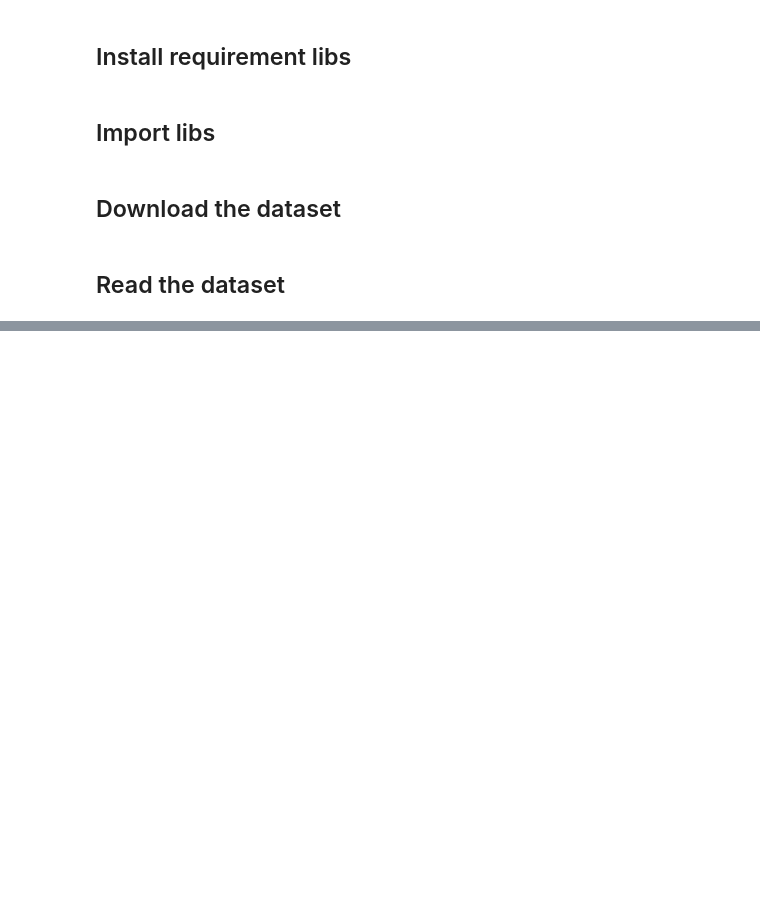
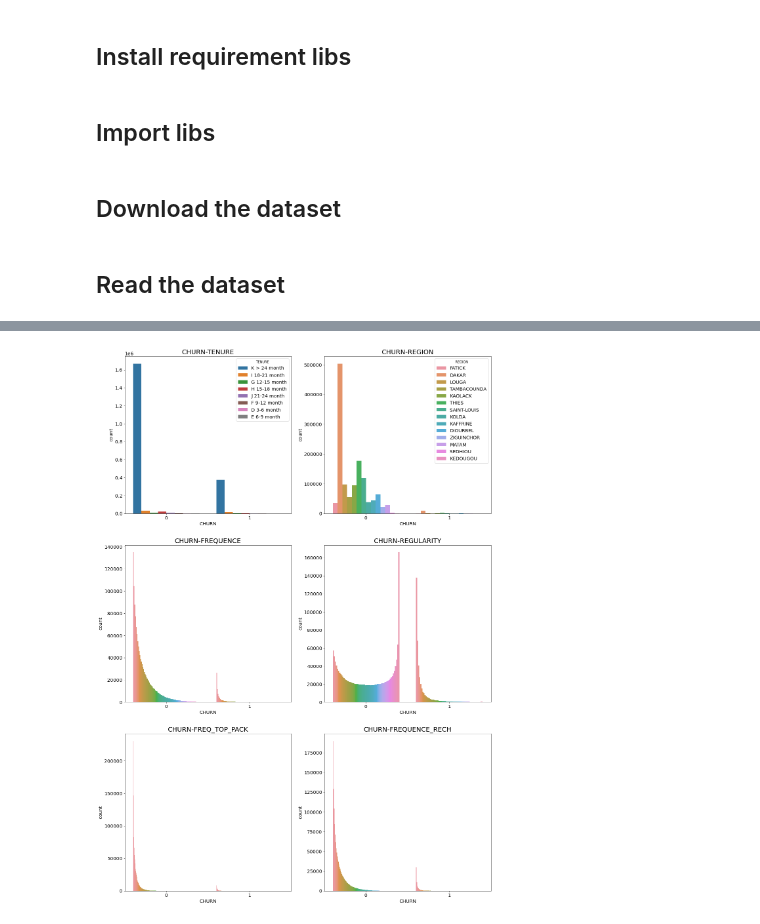
Before and after one commit to Ilyabasharov/Expresso-Churn-Prediction, a Jupyter notebook: notebooks/main.ipynb, the cells around one changed output, grey strips where cells are left out. Saved outputs shown, nothing was run; the diff lists cells and outputs as text; code cells hidden in the pictures; blank space fills up the shorter version.

```diff
--- a/notebooks/main.ipynb
+++ b/notebooks/main.ipynb
@@ -44,0 +196,32 @@ train_df.head()
+# %%
+fig, axs = plt.subplots(3, 2, figsize=(20, 30), )
+axs = axs.flatten()
+
+target = 'CHURN'
+dependenses = [
+    ('TENURE', True),
+    ('REGION', True),
+    ('FREQUENCE', False),
+    ('REGULARITY', False),
+    ('FREQ_TOP_PACK', False),
+    ('FREQUENCE_RECH', False),
+]
+
+for i, (hue, legend) in enumerate(dependenses):
+
+    sns.countplot(
+        x=target,
+        data=data['Train'],
+        hue=hue,
+        ax=axs[i],
+    )
+
+    axs[i].set_title(
+        label=f'{target}-{hue}',
+        fontsize=20,
+    )
+
+    if not legend:
+        axs[i].get_legend().remove()
+# %% [output]
+[figure, added]
```
Also changed, not shown: parts of 48 cells of this notebook.
